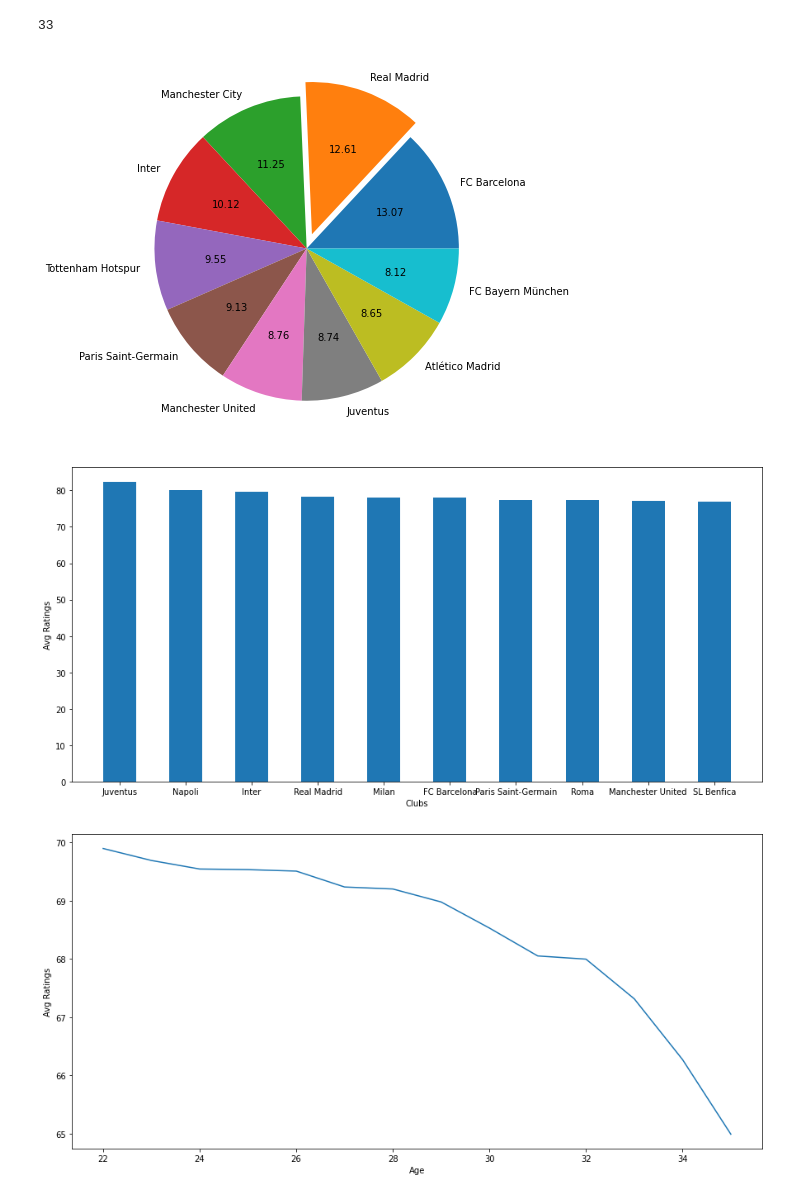
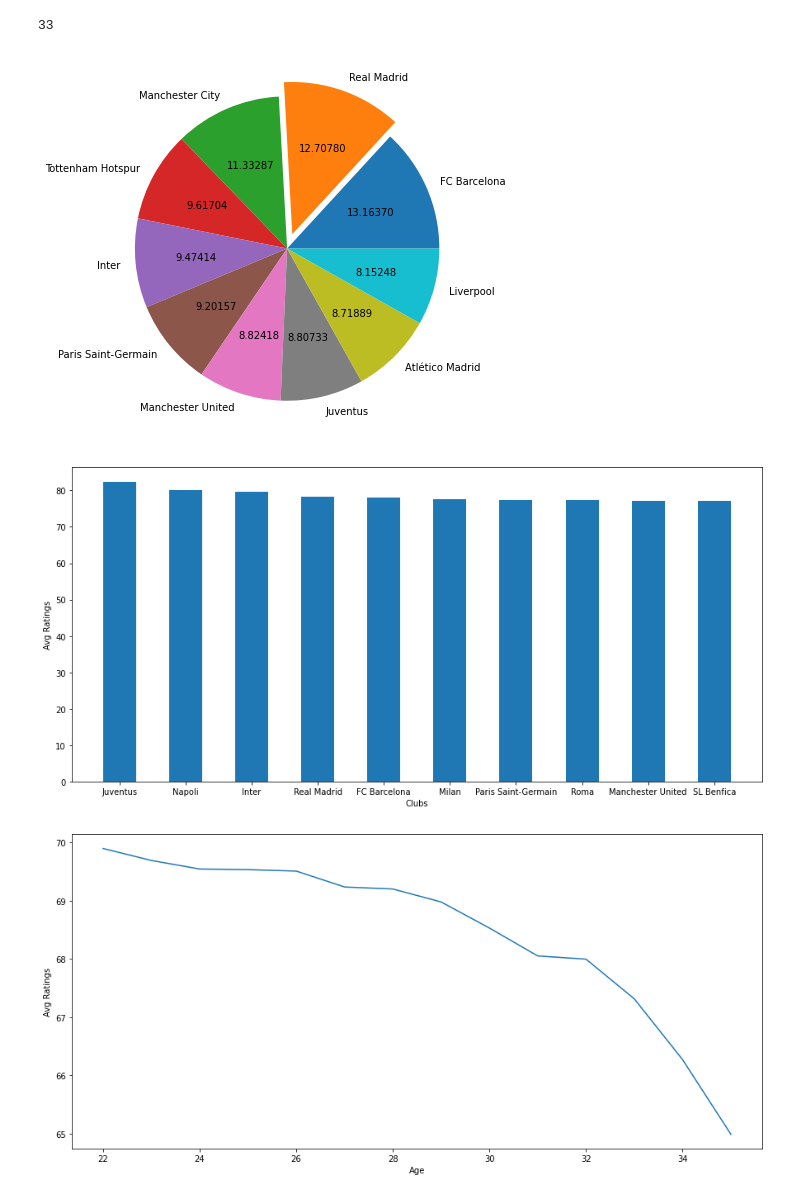
Before and after one commit to Shashank2909/pyspark, a Jupyter notebook: bigData.ipynb, the cells around one changed output. Drawn from its saved outputs; the diff is of its cells as text; code cells hidden in the pictures.

```diff
--- a/bigData.ipynb
+++ b/bigData.ipynb
@@ -272,7 +272,7 @@ csvFile.saveAsTextFile("dataCSV.csv")
 # DataFrames
 # %%
 spark = SparkSession.builder\
-.master('local[4]')\
+.master('local[2]')\
 .appName("App")\
 .getOrCreate()
 # %% [output]
@@ -519,3 +519,3 @@ only showing top 5 rows
 # %%
-dfT = df.withColumn("Joined",f.to_date(df.Joined,"MM dd,yyyy"))
+df = df.withColumn("Joined",f.to_date(df.Joined,"MMM dd,yyyy"))
 # %%
@@ -592,7 +593,7 @@ df.count()
 241
 # %%
 #dropping rows with na value
-df = df.na.drop(how='any',subset=['Club'])
+df = df.na.drop(how='any',subset=['Club','Joined'])
 # %%
 df_fill = df.na.fill("Fc_Goa",subset=['Club'])  #filling the na values
 df_fill.filter(df_fill.Club=="Fc_Goa").show()
@@ -709,14 +727,14 @@ df.select('ID').filter("Club == 'FC Barcelona'").count()
 # %%
 q1 = df.groupBy('Club').agg(sum('Value').alias('Total_Value')).orderBy('Total_Value',ascending=False).limit(10)
 club_list = [row['Club'] for row in q1.collect()]
 value_list = [row['Total_Value'] for row in q1.collect()]
 
 ## pie chart
 plt.figure(figsize=(7,7))
-plt.pie(value_list,labels=club_list,explode=[0,0.1,0,0,0,0,0,0,0,0],autopct='%0.2f')
+plt.pie(value_list,labels=club_list,explode=[0,0.1,0,0,0,0,0,0,0,0],autopct='%0.5f')
 plt.show()
 # %% [output]
-[figure, old version]
+[figure, new version]
 # %%
 q2 = df.groupBy('Club').agg(avg('Overall').alias('Overall')).orderBy('Overall',ascending=False).limit(10)
 club_list = [row['Club'] for row in q2.collect()]
@@ -729,7 +747,7 @@ plt.ylabel('Avg Ratings')
 plt.bar(club_list,overall_list,width=0.5)
 plt.show()
 # %% [output]
-[figure, old version]
+[figure, new version]
 # %%
 q3 = df.groupBy('Age').agg(avg('Overall').alias('Overall')).filter("age >= 22 and age<=35").orderBy('Overall',ascending=False)
 age_list = sorted([row['Age'] for row in q3.collect()])
```
Also changed, not shown: parts of 26 cells of this notebook.
